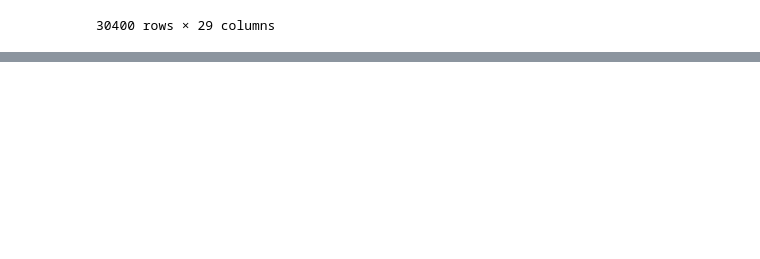
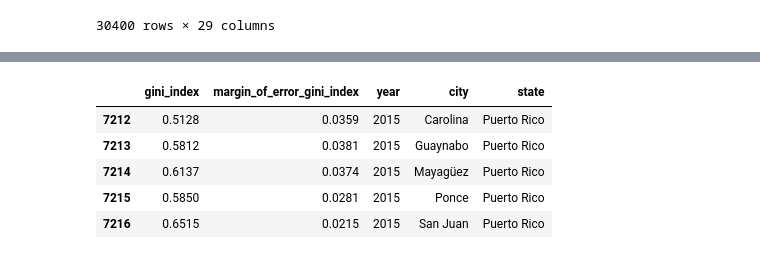
Before and after one commit to reckoning-machines/sharing-sacred-spaces, a Jupyter notebook: notebooks/fbi_data_eda.ipynb, the cells around one changed output, grey strips where cells are left out. Drawn from its saved outputs; the diff is of its cells as text; code cells hidden in the pictures; blank space fills up the shorter version.

```diff
--- a/notebooks/fbi_data_eda.ipynb
+++ b/notebooks/fbi_data_eda.ipynb
@@ -126,0 +138,9 @@ df_preprocessed_fbi_data
+# %%
+df_preprocessed_gini_data.tail()
+# %% [output]
+|  | gini_index | margin_of_error_gini_index | year | city | state |
+| 7212 | 0.5128 | 0.0359 | 2015 | Carolina | Puerto Rico |
+| 7213 | 0.5812 | 0.0381 | 2015 | Guaynabo | Puerto Rico |
+| 7214 | 0.6137 | 0.0374 | 2015 | Mayagüez | Puerto Rico |
+| 7215 | 0.5850 | 0.0281 | 2015 | Ponce | Puerto Rico |
+| 7216 | 0.6515 | 0.0215 | 2015 | San Juan | Puerto Rico |
```
Also changed, not shown: parts of 10 cells of this notebook, 42 other files.
